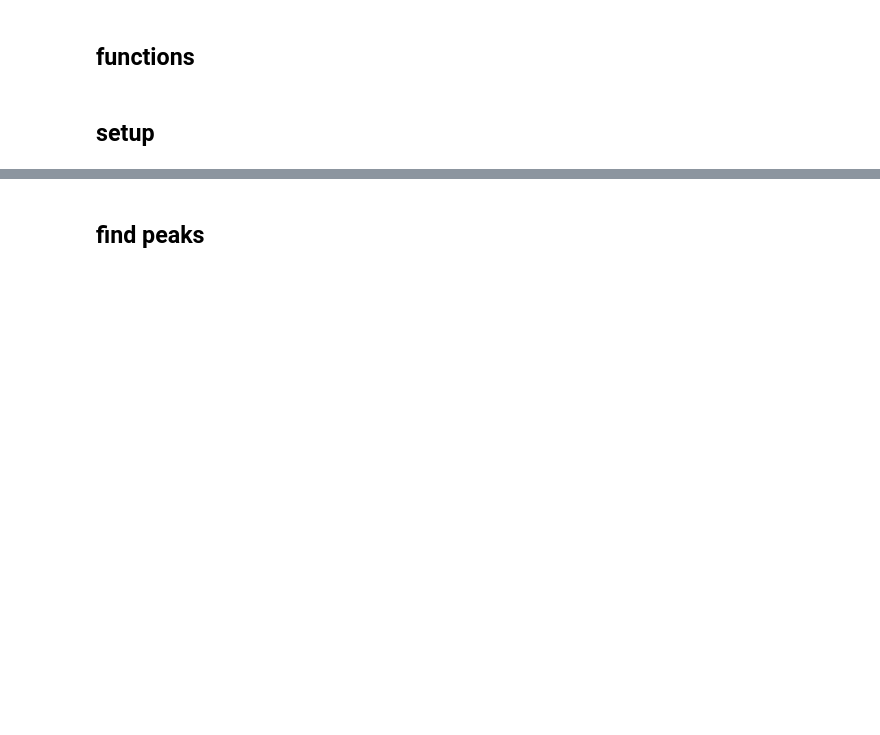
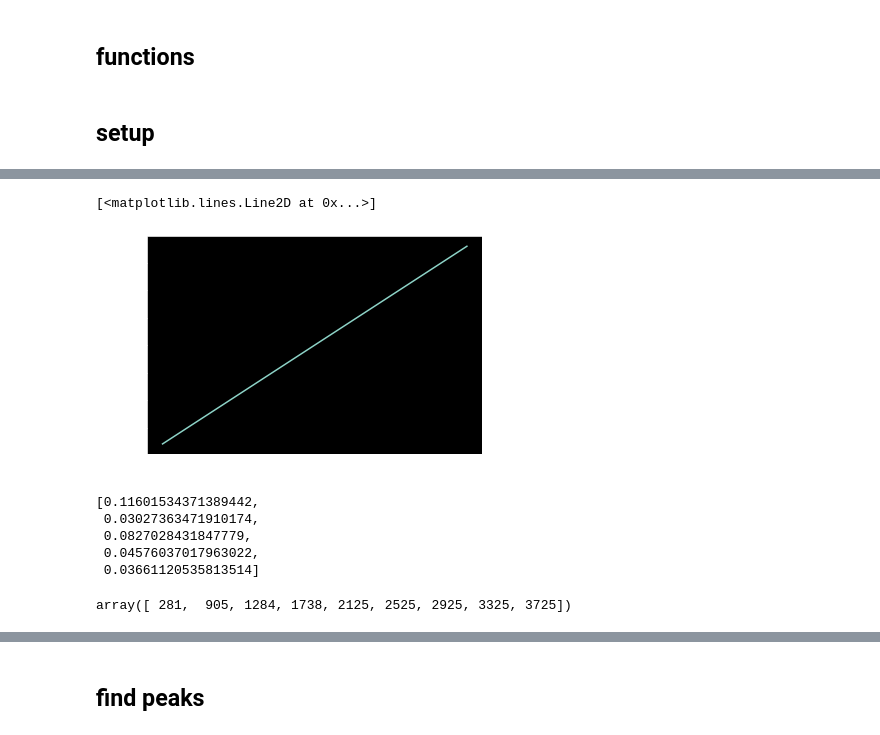
Before and after one commit to tjbergst/lorapy, a Jupyter notebook: lorapy-preamble-window-extraction.ipynb, the cells around one changed output, grey strips where cells are left out. Saved outputs shown, nothing was run; the diff lists cells and outputs as text; code cells hidden in the pictures; blank space fills up the shorter version.

```diff
--- a/lorapy-preamble-window-extraction.ipynb
+++ b/lorapy-preamble-window-extraction.ipynb
@@ -190,0 +255,19 @@ samp_per_sym, shift_step
+# %%
+plt.plot(np.histogram(preamble)[1])
+# %% [output]
+[<matplotlib.lines.Line2D at 0x...>]
+[figure, added]
+# %%
+corr_vals = _get_correlation_values(base_symbol, preamble, samp_per_sym, shift_step)
+corr_vals[:5]
+# %% [output]
+[0.11601534371389442,
+ 0.03027363471910174,
+ 0.0827028431847779,
+ 0.04576037017963022,
+ 0.03661120535813514]
+# %%
+peaks = _find_peaks(corr_vals, samp_per_sym, shift_step)
+peaks
+# %% [output]
+array([ 281,  905, 1284, 1738, 2125, 2525, 2925, 3325, 3725])
```
Also changed, not shown: parts of 29 cells of this notebook.
